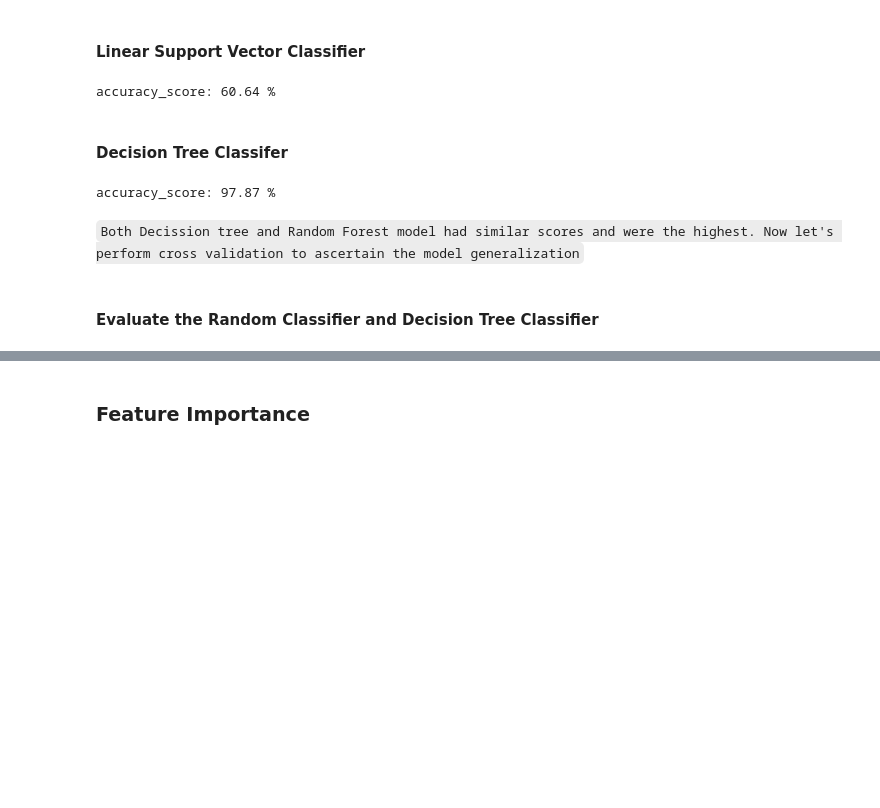
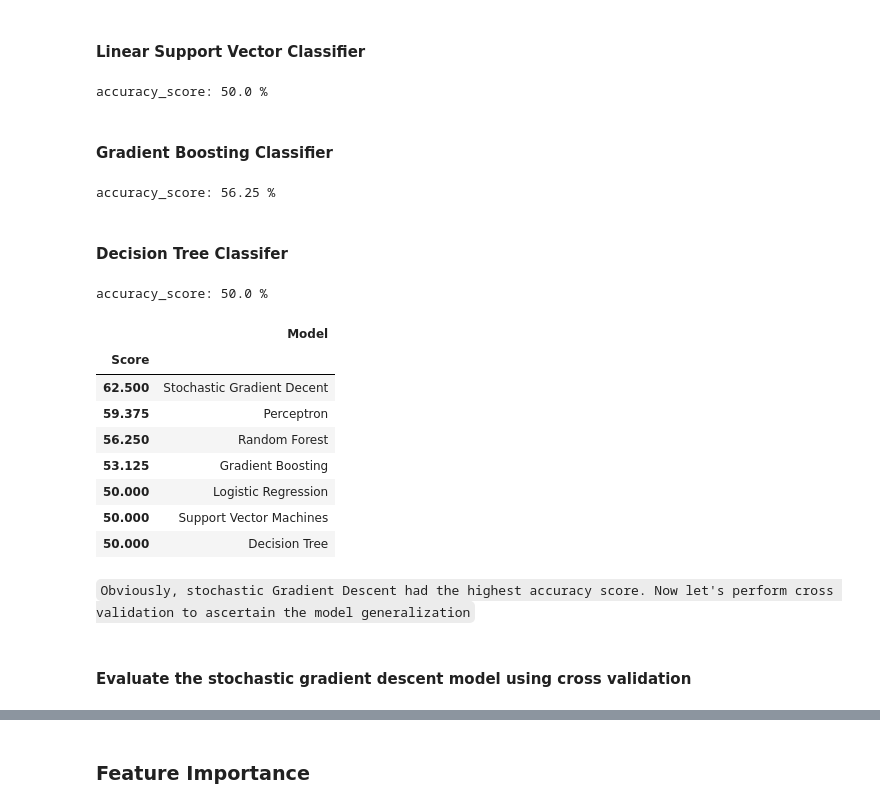
Before and after one commit to Jayplect/Customers-satisfaction, a Jupyter notebook: happiness_survey.ipynb, the cells around one changed output, grey strips where cells are left out. Saved outputs shown, nothing was run; the diff lists cells and outputs as text; code cells hidden in the pictures; blank space fills up the shorter version.

```diff
--- a/happiness_survey.ipynb
+++ b/happiness_survey.ipynb
@@ -226,7 +242,7 @@ accuracy_score: 53.19 %
 #### Linear Support Vector Classifier
 # %%
 # create a linear SVC instance
-linear_svc = LinearSVC(random_state=101, max_iter=5000)
+linear_svc = LinearSVC( max_iter=5000)
 
 # Fitting the model
 linear_svc.fit(X_train, y_train)
@@ -234,35 +250,69 @@ linear_svc.fit(X_train, y_train)
 # Making predictions using the testing data
 y_pred = linear_svc.predict(X_test)
 
-# Return the mean accuracy on the given test data and labels
-acc_linear_svc = round(linear_svc.score(X_train, y_train) * 100, 2)
-
-# Print the accuracy score
-print(f"accuracy_score: {round(acc_linear_svc,2)} %")
+# Display the accuracy score for the test dataset.
+acc_linear_svc = accuracy_score(y_test, y_pred) * 100
+print(f"accuracy_score: {round(acc_linear_svc,2,)} %")
 # %% [output]
-accuracy_score: 60.64 %
+accuracy_score: 50.0 %
+# %% [markdown]
+#### Gradient Boosting Classifier
+# %%
+# create a gradient boosting instance
+gbc=GradientBoostingClassifier(n_estimators=100, random_state=50)
+
+# Fitting the model
+gbc.fit(X_train, y_train)
+
+# Making predictions using the testing data
+y_pred = gbc.predict(X_test)
+
+# Display the accuracy score for the test dataset.
+acc_gbc = accuracy_score(y_test, y_pred) * 100
+print(f"accuracy_score: {round(acc_gbc,2,)} %")
+# %% [output]
+accuracy_score: 56.25 %
 # %% [markdown]
 #### Decision Tree Classifer
 # %%
-# create a linear SVC instance
-decision_tree = DecisionTreeClassifier()
+# create a decision tree classifier instance
+decision_tree = DecisionTreeClassifier(random_state=50)
 # Fitting the model
 decision_tree.fit(X_train, y_train)
 
 # Making predictions using the testing data
 y_pred = decision_tree.predict(X_test)
 
-# Return the mean accuracy on the given test data and labels
-acc_decision_tree = round(decision_tree.score(X_train, y_train) * 100, 2)
-
-# Print the accuracy score
-print(f"accuracy_score: {round(acc_decision_tree,3)} %")
+# Display the accuracy score for the test dataset.
+acc_decision_tree = accuracy_score(y_test, y_pred) * 100
+print(f"accuracy_score: {round(acc_decision_tree,2,)} %")
 # %% [output]
-accuracy_score: 97.87 %
+accuracy_score: 50.0 %
+# %%
+results = pd.DataFrame({
+    'Model': ['Gradient Boosting','Logistic Regression', 'Support Vector Machines',
+              'Random Forest', 'Perceptron',
+              'Stochastic Gradient Decent',
+              'Decision Tree'],
+    'Score': [acc_gbc, acc_log, acc_linear_svc,
+              acc_random_forest, acc_perc,
+              acc_sgd, acc_decision_tree]})
+result_df = results.sort_values(by='Score', ascending=False).set_index('Score')
+result_df
+# %% [output]
+|  | Model |
+| Score |  |
+| 62.500 | Stochastic Gradient Decent |
+| 59.375 | Perceptron |
+| 56.250 | Random Forest |
+| 53.125 | Gradient Boosting |
+| 50.000 | Logistic Regression |
+| 50.000 | Support Vector Machines |
+| 50.000 | Decision Tree |
 # %% [markdown]
-`Both Decission tree and Random Forest model had similar scores and were the highest. Now let's perform cross validation to ascertain the model generalization`
+`Obviously, stochastic Gradient Descent had the highest accuracy score. Now let's perform cross validation to ascertain the model generalization`
-# %% [markdown]
-#### Evaluate the Random Classifier and Decision Tree Classifier
+# %% [markdown]
+#### Evaluate the stochastic gradient descent model using cross validation
 # %%
 # Import cross val score
 from sklearn.model_selection import cross_val_score
```
Also changed, not shown: parts of 34 cells of this notebook.
